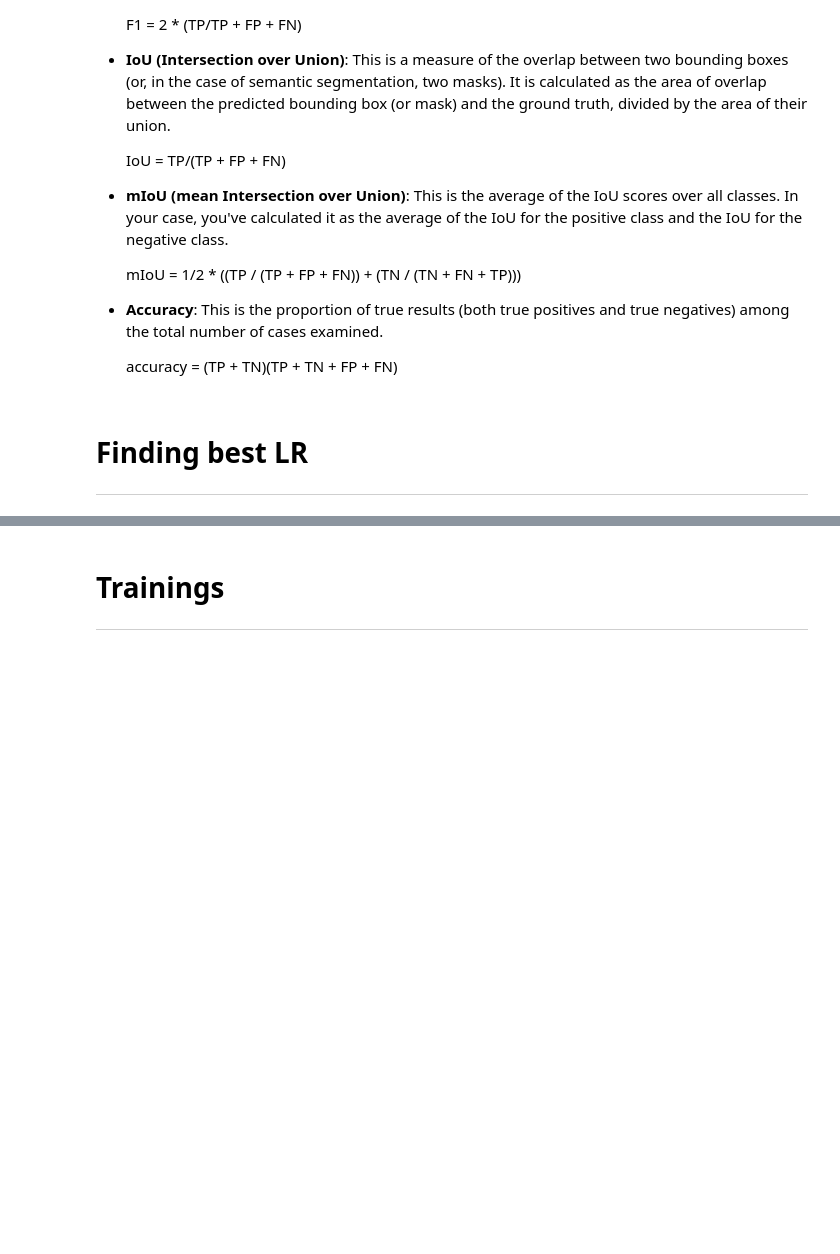
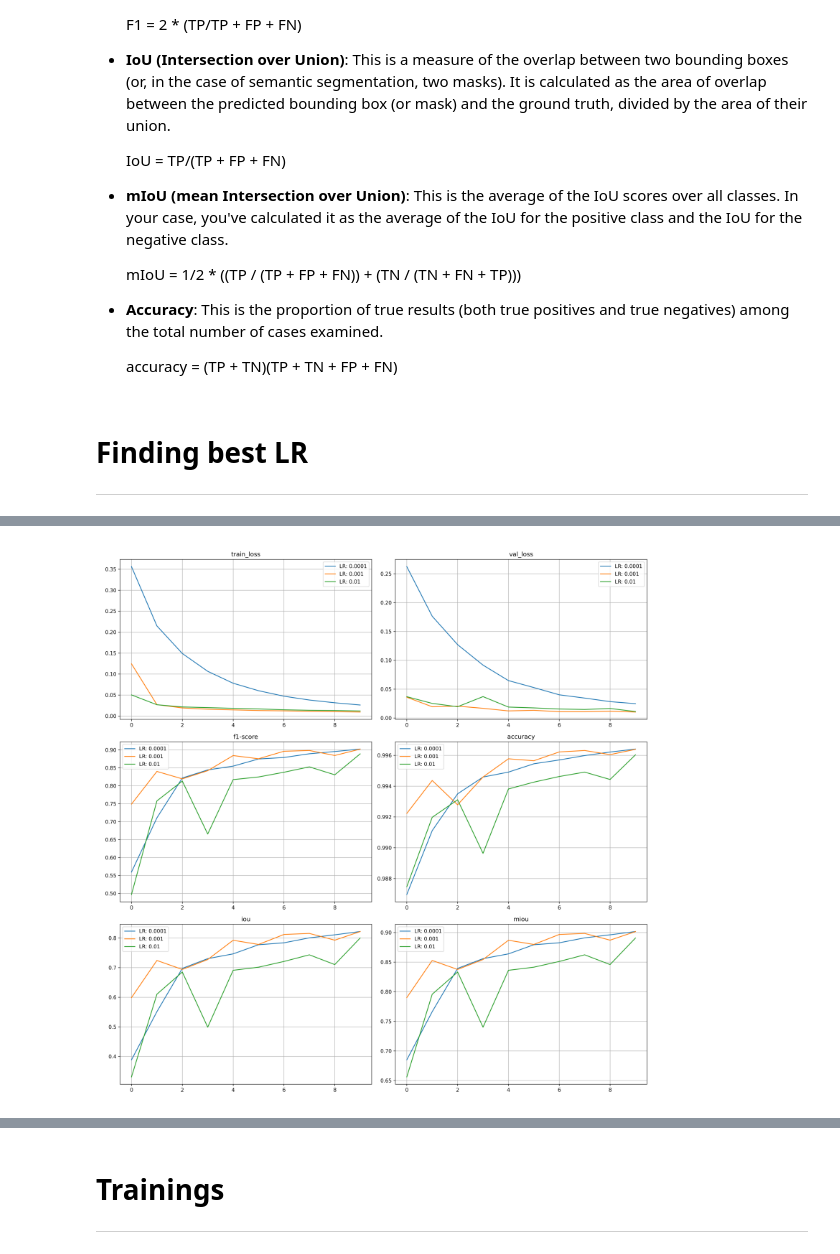
Before and after one commit to timpdotd/BDAPPV-SemanticSegmentation, a Jupyter notebook: google_semantic_segmentation_1950722.ipynb, the cells around one changed output, grey strips where cells are left out. Drawn from its saved outputs; the diff is of its cells as text; code cells hidden in the pictures; blank space fills up the shorter version.

Commit message:
find best lr, train baseline and augmented

```diff
--- a/google_semantic_segmentation_1950722.ipynb
+++ b/google_semantic_segmentation_1950722.ipynb
@@ -538,6 +527,7 @@ else:
         axs[i].pie(sizes, explode=explode, labels=labels, colors=colors, autopct='%1.1f%%', startangle=140)
         axs[i].set_title(f'{split.capitalize()} split')
 
+    fig.suptitle('Comparison mask vs no mask in each split')
     plt.tight_layout()
     plt.savefig(plot_path, dpi=300)
     plt.show()
@@ -702,10 +713,13 @@ class GoogleDataset(Dataset):
 # %% [markdown]
 ## Functions
 # %%
-def save_checkpoint(model, optimizer, train_loss, val_loss, lr, f1_score, accuracy, iou, miou, epoch, dir, name):
+def save_checkpoint(model, optimizer, train_loss, other_loss, type_other_loss, lr,
+                    f1_score, accuracy, iou, miou,
+                    epoch, dir, name):
     checkpoint = {
         'train_loss': train_loss,
-        'val_loss': val_loss,
+        'other_loss': other_loss,
+        'type_other_loss': type_other_loss,
         'lr': lr,
         'f1-score': f1_score,
         'accuracy': accuracy,
@@ -859,10 +873,16 @@ baseline_transform = A.Compose([
     ToTensorV2(),
 ])
 
-train_set = GoogleDataset(image_dir = TRAIN_IMG_DIR, mask_dir = TRAIN_MASK_DIR, transform = baseline_transform)
-val_set = GoogleDataset(image_dir = VAL_IMG_DIR, mask_dir = VAL_MASK_DIR, transform = baseline_transform)
-test_set = GoogleDataset(image_dir = TEST_IMG_DIR, mask_dir = TEST_MASK_DIR, transform = baseline_transform)
+train_set = GoogleDataset(train_img, train_mask, transform = baseline_transform)
+val_set = GoogleDataset(val_img, val_mask, transform = baseline_transform)
+test_set = GoogleDataset(test_img, test_mask, transform = baseline_transform)
 
 train_loader = DataLoader(train_set, BATCH_SIZE, num_workers=NUM_WORKERS, pin_memory=PIN_MEMORY, shuffle=True)
 val_loader = DataLoader(val_set, BATCH_SIZE, num_workers=NUM_WORKERS, pin_memory=PIN_MEMORY, shuffle=False,)
 test_loader = DataLoader(test_set, BATCH_SIZE, num_workers=NUM_WORKERS, pin_memory=PIN_MEMORY, shuffle=False,)
+# %%
+learning_rates = [0.0001, 0.001, 0.01]
+missing_lr = find_missing(path, learning_rates)
+epochs_for_lr = 10
+print("All learning rates: ", learning_rates)
+print("Learning to explore: ", missing_lr)
@@ -975,0 +1035,45 @@ Epoch 2/5
+# %%
+plot_name = "learning_rates_performances.png"
+plot_path = os.path.join(CHART_DIR, plot_name)
+
+if os.path.exists(plot_path):
+    loaded_plot = plt.imread(plot_path)
+    plt.figure(figsize=(20, 20))
+    plt.imshow(loaded_plot)
+    plt.axis('off')
+    plt.show()
+else:
+    num_rows = 3
+    num_cols = 2
+
+    fig, axes = plt.subplots(num_rows, num_cols, figsize=(15, 15))
+    axes = axes.flatten()
+
+    metrics = [key for key in checkpoint_dicts[0].keys() if key not in ['lr', 'checkpoint_path']]
+
+    # Loop over each metric and plot it with each learning rate
+    for i, metric in enumerate(metrics):
+        # Plot the metric with each learning rate
+        for checkpoint_dict in checkpoint_dicts:
+            lr = checkpoint_dict['lr']
+            metric_data = checkpoint_dict[metric]
+            epochs = range(len(metric_data))
+            axes[i].plot(epochs, metric_data, label=f"LR: {lr}")
+
+        # Set integer ticks for x-axis
+        axes[i].xaxis.set_major_locator(plt.MaxNLocator(integer=True))
+        axes[i].set_xticks(np.arange(0, epochs_for_lr, step=2))
+        axes[i].set_title(metric)
+        axes[i].legend()
+
+        axes[i].grid(True)
+
+    for j in range(len(metrics), num_rows * num_cols):
+        axes[j].axis('off')
+
+    fig.suptitle('Finding best LR: metrics over epochs')
+    plt.tight_layout()
+    plt.savefig(plot_path, dpi=300)
+    plt.show()
+# %% [output]
+[figure, added]
```
Also changed, not shown: parts of 31 cells of this notebook.
